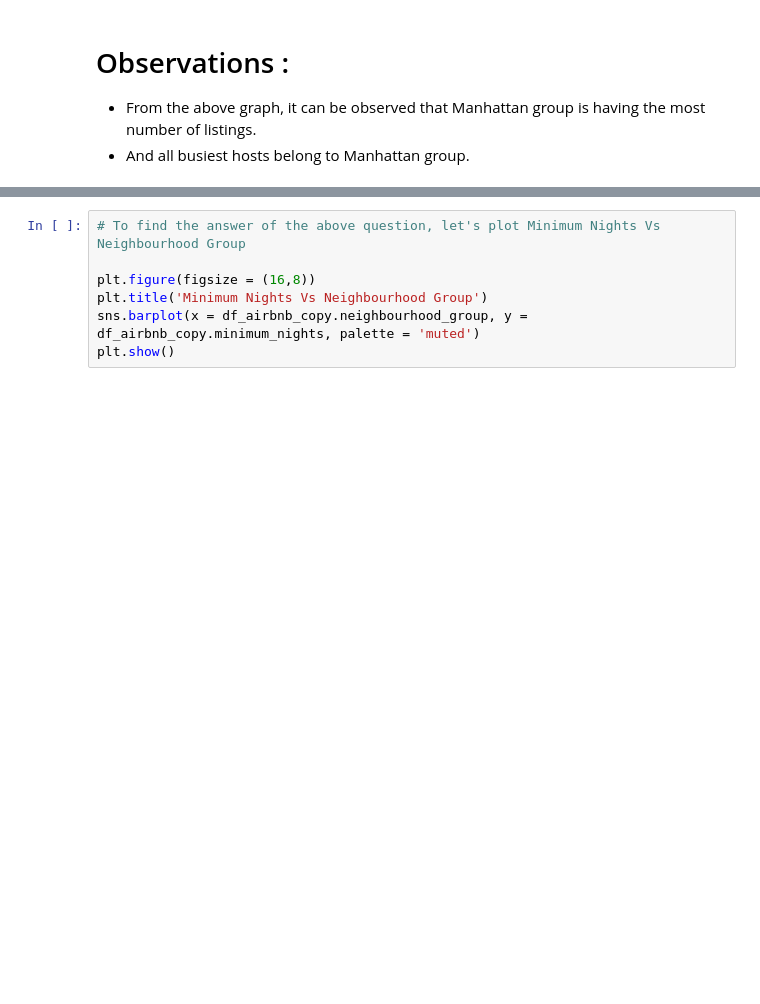
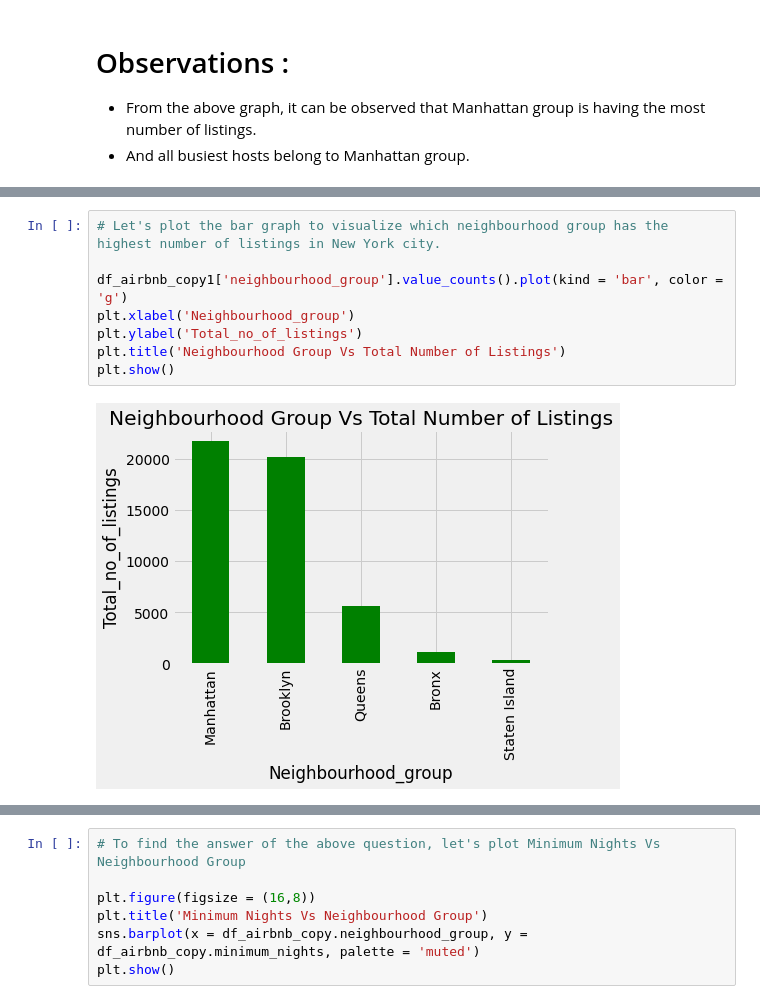
Before and after one commit to saptaksubhra/Airbnb-Bookings-Analysis, a Jupyter notebook: Airbnb_Bookings_Analysis_Capstone_Project.ipynb, the cells around one changed output, grey strips where cells are left out. Saved outputs shown, nothing was run; the diff lists cells and outputs as text; blank space fills up the shorter version.

```diff
--- a/Airbnb_Bookings_Analysis_Capstone_Project.ipynb
+++ b/Airbnb_Bookings_Analysis_Capstone_Project.ipynb
@@ -686,0 +741,10 @@ plt.show()
+# %%
+# Let's plot the bar graph to visualize which neighbourhood group has the highest number of listings in New York city.
+
+df_airbnb_copy1['neighbourhood_group'].value_counts().plot(kind = 'bar', color = 'g')
+plt.xlabel('Neighbourhood_group')
+plt.ylabel('Total_no_of_listings')
+plt.title('Neighbourhood Group Vs Total Number of Listings')
+plt.show()
+# %% [output]
+[figure, added]
```
Also changed, not shown: parts of 22 cells of this notebook.
